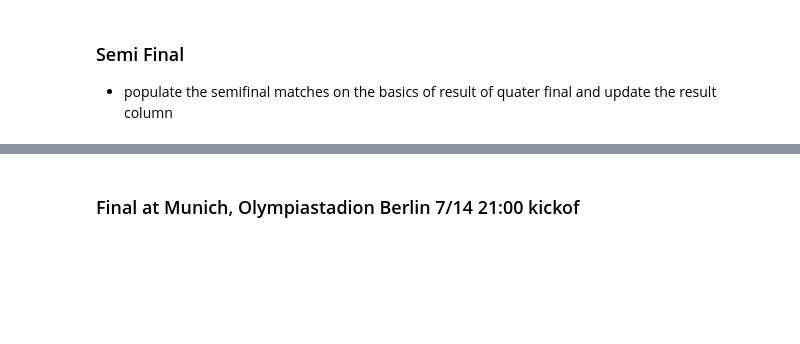
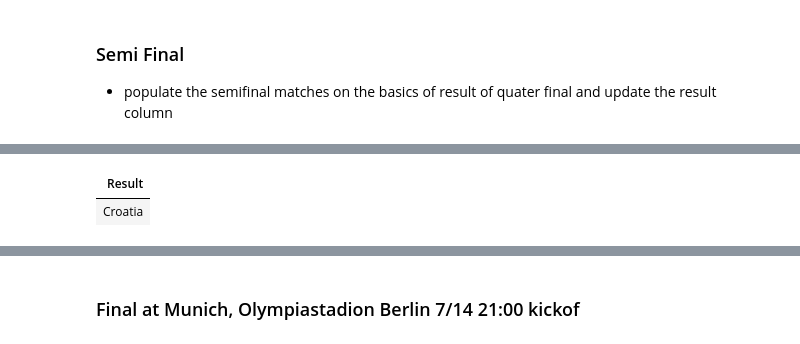
Before and after one commit to cezanekarki/Bootcamp-Tasks, a Jupyter notebook: Eurocup2024_project_sql/EuroCup2024(dipesh_Tripathi).ipynb, the cells around one changed output, grey strips where cells are left out. Saved outputs shown, nothing was run; the diff lists cells and outputs as text; code cells hidden in the pictures; blank space fills up the shorter version.

```diff
--- a/Eurocup2024_project_sql/EuroCup2024(dipesh_Tripathi).ipynb
+++ b/Eurocup2024_project_sql/EuroCup2024(dipesh_Tripathi).ipynb
@@ -607,0 +608,6 @@ order by MatchId
+# %%
+%sql
+SELECT Result FROM matchesofcountry WHERE stage='Quater Final' and Result not in (select Result FROM matchesofcountry WHERE stage='Semi Final') LIMIT 1 OFFSET 0
+# %% [output]
+| Result |
+| Croatia |
```
Also changed, not shown: parts of 17 cells of this notebook, 1 other file.
